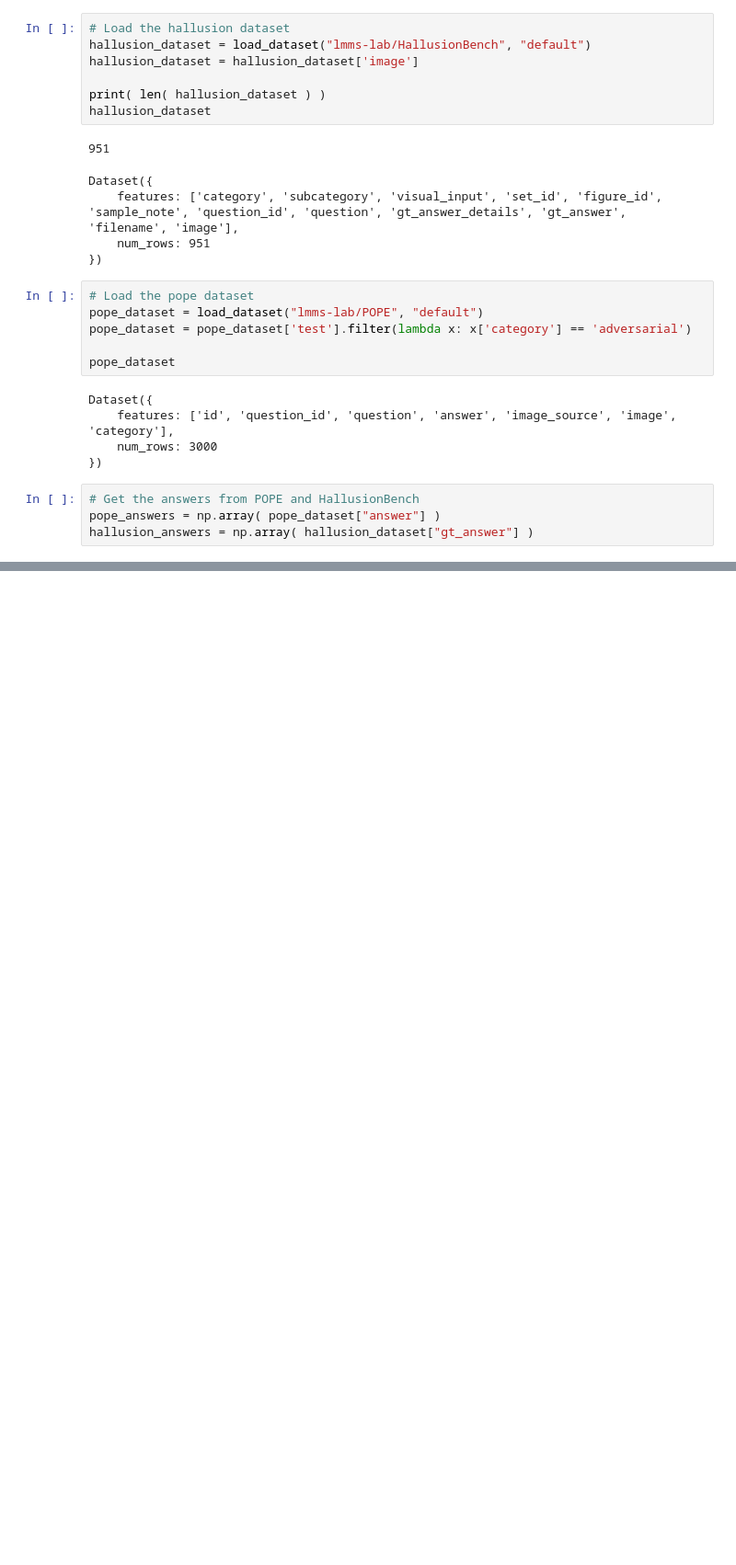
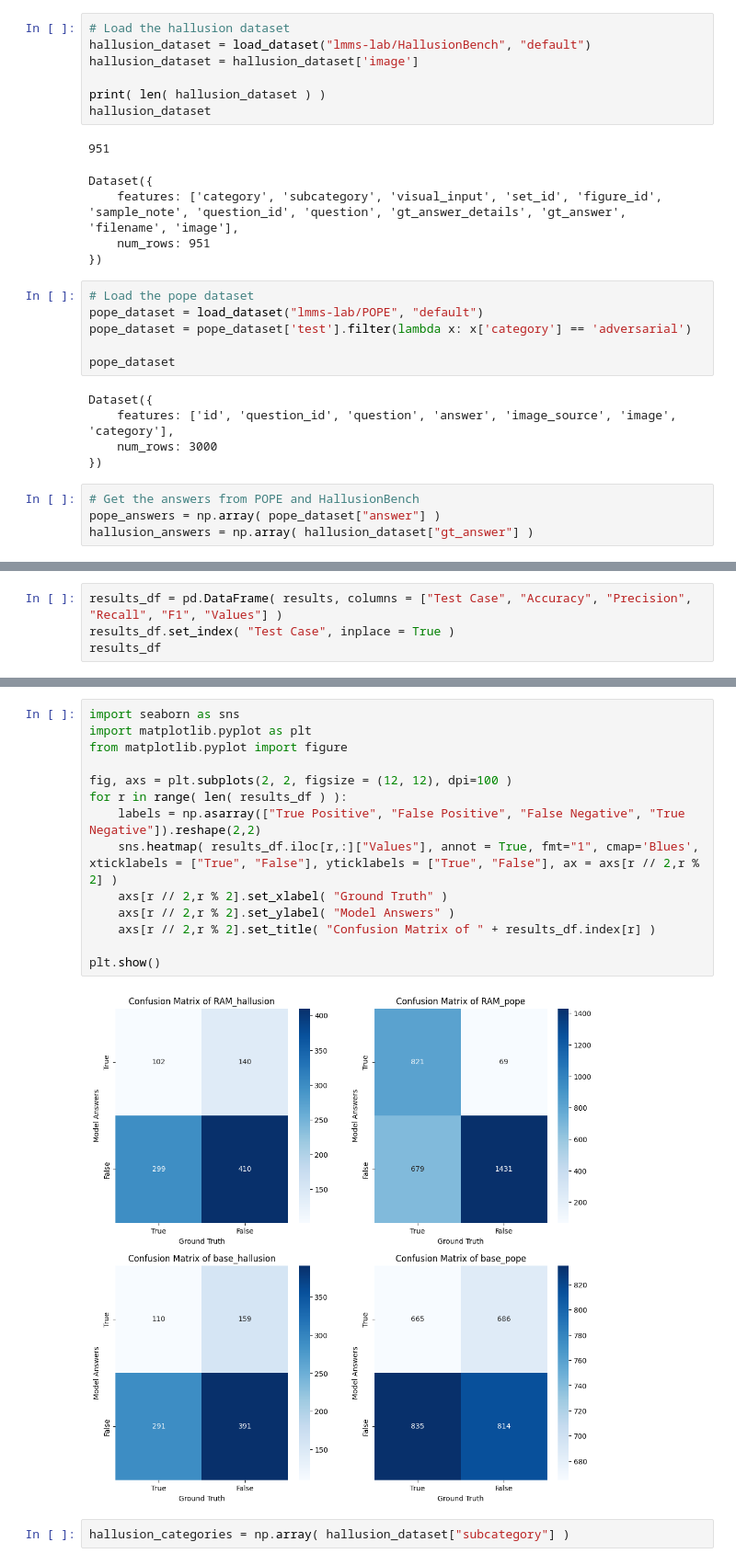
Before and after one commit to PierceCCH/ensembling-lvlms, a Jupyter notebook: results/ResultsAnalysis.ipynb, the cells around one changed output, grey strips where cells are left out. Shown: that part at 92% size. Cells and saved outputs as stored; diff of their text form; blank space fills up the shorter version.

Commit message:
Fixed up json files and added a bunch more result analysis into the notebook

```diff
--- a/results/ResultsAnalysis.ipynb
+++ b/results/ResultsAnalysis.ipynb
@@ -53,0 +105,4 @@ internvl_base_pope_responses.json Accuracy: 0.493
+# %%
+results_df = pd.DataFrame( results, columns = ["Test Case", "Accuracy", "Precision", "Recall", "F1", "Values"] )
+results_df.set_index( "Test Case", inplace = True )
+results_df
@@ -53,0 +132,18 @@ internvl_base_pope_responses.json Accuracy: 0.493
+# %%
+import seaborn as sns
+import matplotlib.pyplot as plt
+from matplotlib.pyplot import figure
+
+fig, axs = plt.subplots(2, 2, figsize = (12, 12), dpi=100 )
+for r in range( len( results_df ) ):
+    labels = np.asarray(["True Positive", "False Positive", "False Negative", "True Negative"]).reshape(2,2)
+    sns.heatmap( results_df.iloc[r,:]["Values"], annot = True, fmt="1", cmap='Blues', xticklabels = ["True", "False"], yticklabels = ["True", "False"], ax = axs[r // 2,r % 2] )
+    axs[r // 2,r % 2].set_xlabel( "Ground Truth" )
+    axs[r // 2,r % 2].set_ylabel( "Model Answers" )
+    axs[r // 2,r % 2].set_title( "Confusion Matrix of " + results_df.index[r] )
+
+plt.show()
+# %% [output]
+[figure, added]
+# %%
+hallusion_categories = np.array( hallusion_dataset["subcategory"] )
```
Also changed, not shown: parts of 8 cells of this notebook, 4 other files.
